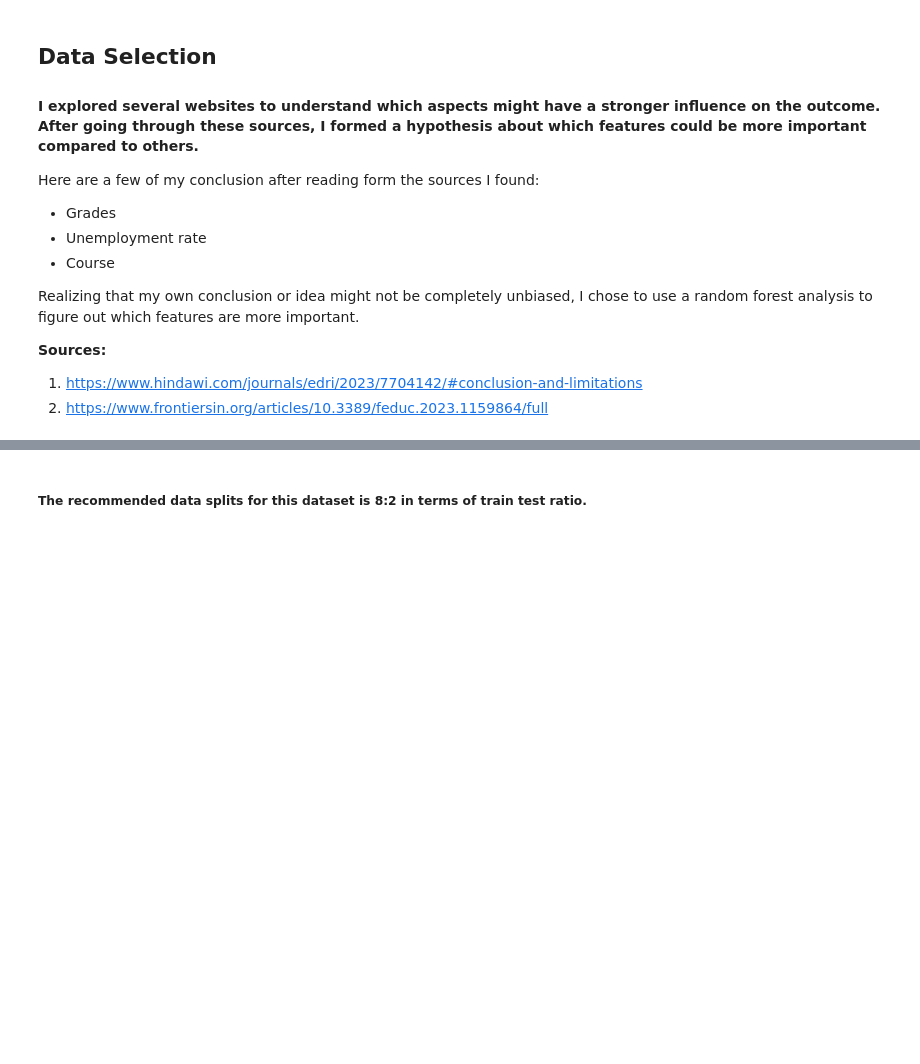
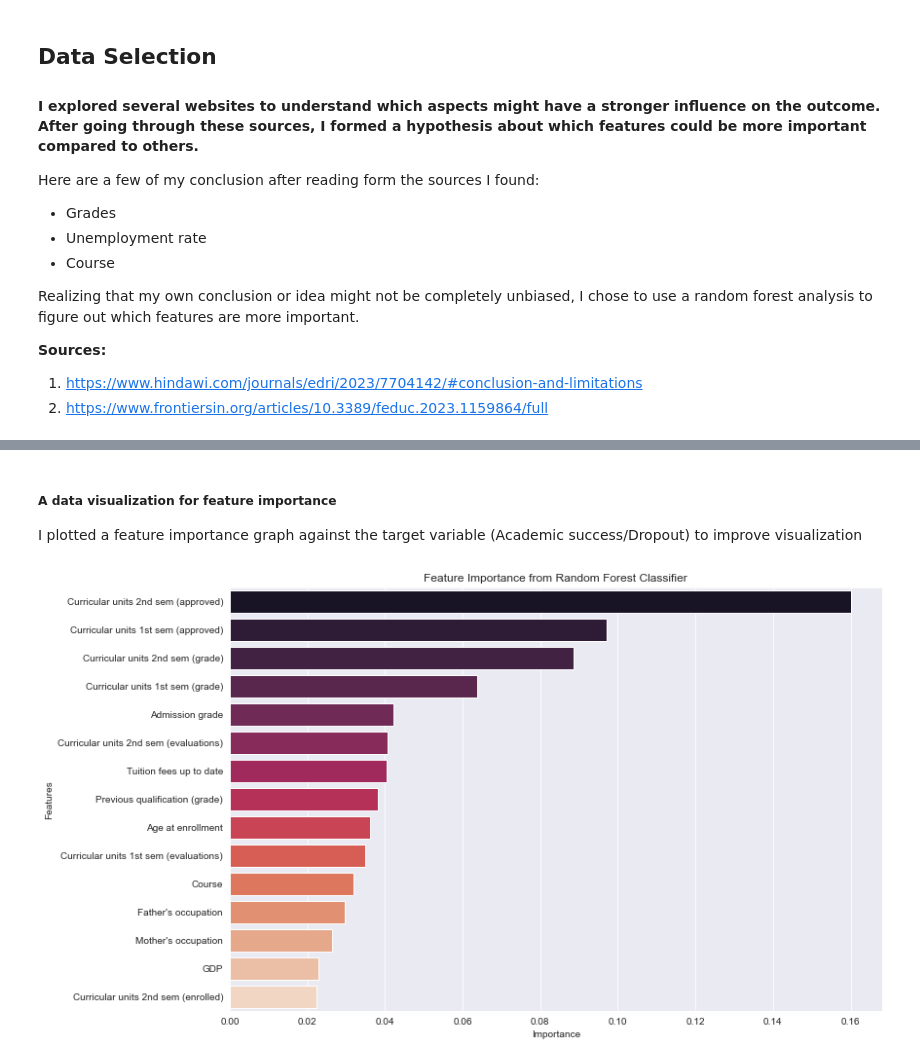
Before and after one commit to Henry-0810/Data-Analysis, a Jupyter notebook: Project/DropOutRate.ipynb, the cells around one changed output, grey strips where cells are left out. Saved outputs shown, nothing was run; the diff lists cells and outputs as text; code cells hidden in the pictures; blank space fills up the shorter version.

Commit message:
data mining done

```diff
--- a/Project/DropOutRate.ipynb
+++ b/Project/DropOutRate.ipynb
@@ -8,6 +6,11 @@ import pandas as pd
+# %%
+import pandas as pd
+import seaborn as sns
+import matplotlib.pyplot as plt
+plt.rcParams['font.family'] = 'Arial'
 # %%
-studentDropout = pd.read_csv('data.csv', sep=';')
-studentDropout
+student_dropout = pd.read_csv('data.csv', sep=';')
+student_dropout
 
 
 #svm
@@ -73,13 +76,22 @@ The code utilizes the RandomForestClassifier from scikit-learn to analyze featur
 from sklearn.ensemble import RandomForestClassifier
 
 # Sepearate predictors (X) and target variable (y)
-X = studentDropout.drop(columns='Target')
-y = studentDropout['Target']
+X = student_dropout.drop(columns='Target')
+y = student_dropout['Target']
 
 rf = RandomForestClassifier().fit(X,y)
 
 # get feature importances
 feature_importances = pd.DataFrame({'Feature': X.columns, 'Importance': rf.feature_importances_})
 feature_importances = feature_importances.sort_values(by='Importance', ascending=False)
+
+# get top 15
+feature_importances = feature_importances.head(15)
 print(feature_importances)
+
+# filter out columns that are not in the top 15 in the student_dropout dataset
+columns_filtered = feature_importances['Feature'].tolist()
+columns_filtered.append('Target')
+student_dropout_top15 = student_dropout[columns_filtered]
+student_dropout_top15
 # %% [output]
@@ -103,2 +127,17 @@ print(feature_importances)
-# %% [markdown]
-##### The recommended data splits for this dataset is 8:2 in terms of train test ratio.
+# %% [markdown]
+##### A data visualization for feature importance
+I plotted a feature importance graph against the target variable (Academic success/Dropout) to improve visualization
+# %%
+plt.figure(figsize=(12, 8))
+
+# Create a bar plot using Seaborn
+sns.barplot(x='Importance', y='Feature', data=feature_importances, palette='rocket')
+
+# Set labels and title
+plt.xlabel('Importance')
+plt.ylabel('Features')
+plt.title('Feature Importance from Random Forest Classifier')
+
+plt.show()
+# %% [output]
+[figure, added]
```
Also changed, not shown: parts of 7 cells of this notebook.
